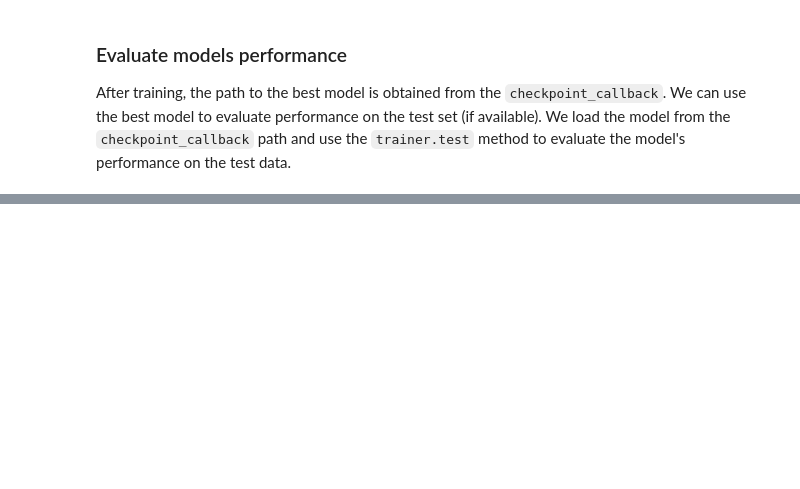
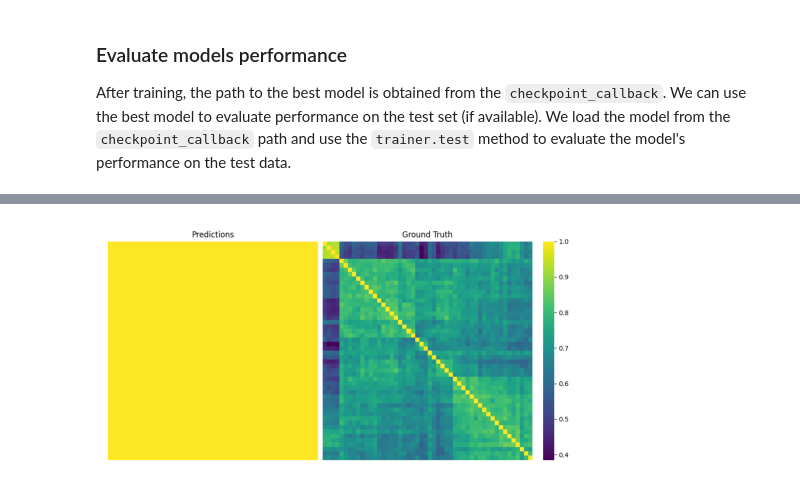
Before and after one commit to BCV-Uniandes/SpaRED, a Jupyter notebook: spared/tutorials/quickstart.ipynb, the cells around one changed output, grey strips where cells are left out. Drawn from its saved outputs; the diff is of its cells as text; code cells hidden in the pictures; blank space fills up the shorter version.

Commit message:
log_pred_image and tutorials ready

```diff
--- a/spared/tutorials/quickstart.ipynb
+++ b/spared/tutorials/quickstart.ipynb
@@ -274,0 +303,15 @@ IndexError: too many indices for array: array is 1-dimensional, but 2 were index
+# %%
+import matplotlib.pyplot as plt
+import matplotlib.image as im
+
+# Load the correlations saved image
+image_path = os.path.join("./prediction_images", "correlations.png")
+img = im.imread(image_path)
+
+# Display the image
+plt.figure(figsize=(6, 6))
+plt.imshow(img)
+plt.axis('off')
+plt.show()
+# %% [output]
+[figure, added]
```
Also changed, not shown: parts of 21 cells of this notebook, 6 other files.
